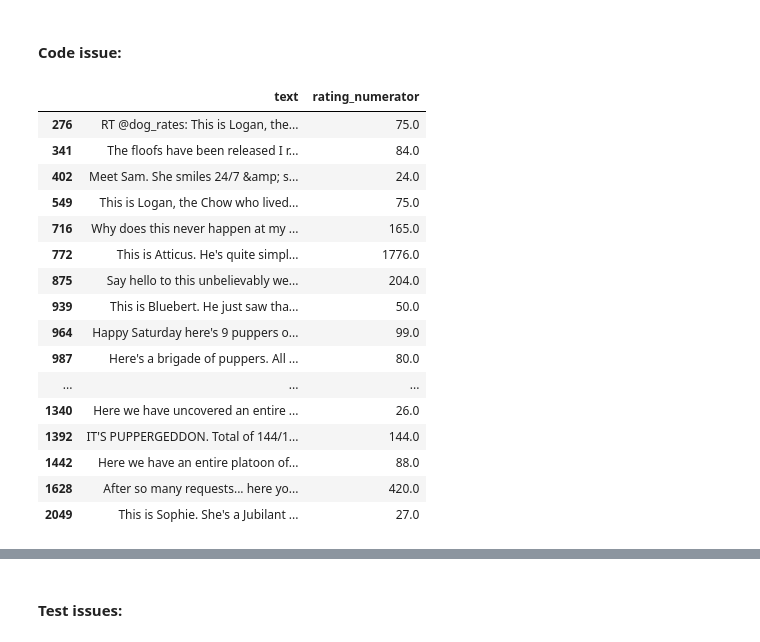
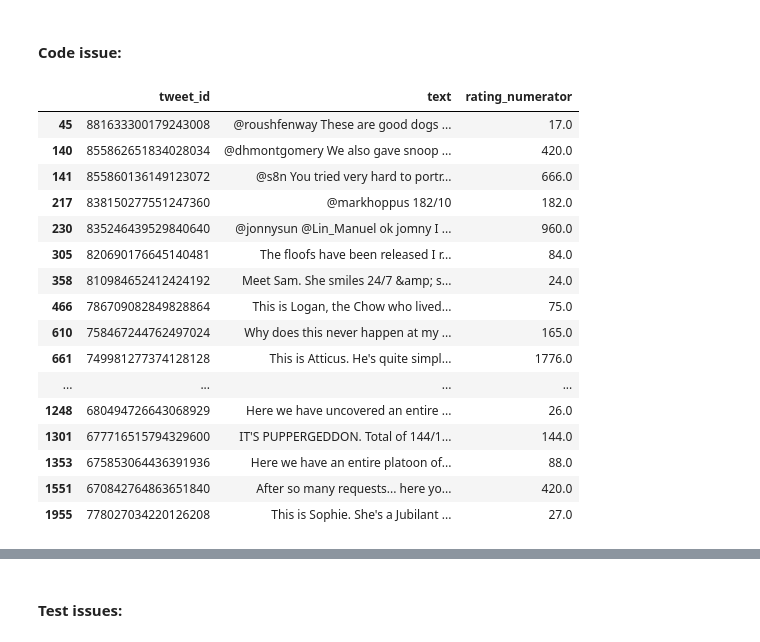
Before and after one commit to ChrisShuttle/Udacity_DAND_Project4_DataWrangling, a Jupyter notebook: project4_twitter_data_wrangling_and_analysis.ipynb, the cells around one changed output, grey strips where cells are left out. Saved outputs shown, nothing was run; the diff lists cells and outputs as text; code cells hidden in the pictures.

```diff
--- a/project4_twitter_data_wrangling_and_analysis.ipynb
+++ b/project4_twitter_data_wrangling_and_analysis.ipynb
@@ -642,7 +637,7 @@ The columns `in_reply_to_status, in_reply_to_user_id` store replies to original
 # %% [markdown]
 #### Code issue:
 # %%
-df_ta = df_ta.query('in_reply_to_status_id == "NaN"')
+df_ta = df_ta.query('retweeted_status_id == "NaN"')
 df_ta.info()
 # %% [output]
 <class 'pandas.core.frame.DataFrame'>
@@ -665,5 +660,5 @@ memory usage: 320.3+ KB
 # %%
-df_ta.drop(['in_reply_to_status_id', 'in_reply_to_user_id'], axis=1, inplace=True)
+df_ta.drop(['retweeted_status_id', 'retweeted_status_user_id', 'retweeted_status_timestamp'], axis=1, inplace=True)
 # %% [markdown]
 #### Test issue:
 # %%
@@ -840,7 +835,7 @@ memory usage: 427.1+ KB
 # %%
 ##Extract all data with dog_category values into a separate table to melt()
 df_ta_dog_age = df_ta.query('doggo == "doggo" or floofer == "floofer" or pupper =="pupper" or puppo =="puppo" ')
-df_ta_dog_age = df_ta_dog_age.melt(id_vars=['tweet_id', 'timestamp', 'source', 'text', 'retweeted_status_id', 'retweeted_status_user_id','retweeted_status_timestamp', 'expanded_urls', 'rating_numerator', 'rating_denominator', \
+df_ta_dog_age = df_ta_dog_age.melt(id_vars=['tweet_id', 'timestamp', 'source', 'text', 'in_reply_to_status_id', 'in_reply_to_user_id','expanded_urls', 'rating_numerator', 'rating_denominator', \
             'name', 'jpg_url', 'img_num', 'dog_type', 'favorite_count', 'retweet_count', 'hashtags', 'jpg_url_json', 'expanded_url'], var_name='dog_age_category', value_name='dog_age')
 # %%
 ##Delete extra rows generated by melt to keep only the ones that have a dog_age value
@@ -1003,9 +999,8 @@ memory usage: 356.1+ KB
 #### Code issue:
 # %%
 df_ta.timestamp = pd.to_datetime(df_ta.timestamp)
-df_ta.retweeted_status_id = df_ta.retweeted_status_id.astype('Int64')
-df_ta.retweeted_status_user_id = df_ta.retweeted_status_user_id.astype('Int64')
-df_ta.retweeted_status_timestamp = pd.to_datetime(df_ta.retweeted_status_timestamp)
+df_ta.in_reply_to_status_id = df_ta.in_reply_to_status_id.astype('Int64')
+df_ta.in_reply_to_user_id = df_ta.in_reply_to_user_id.astype('Int64')
 df_ta.img_num = df_ta.img_num.astype('Int64')
 df_ta.favorite_count = df_ta.favorite_count.astype('Int64')
 df_ta.retweet_count = df_ta.retweet_count.astype('Int64')
@@ -1054,24 +1049,25 @@ Denominators of the ratings should always be 10, as the rating is out of 10. For
 <a id='codeq2'></a>
 #### Code issue:
 # %%
+pd.options.display.max_colwidth=1000
 df_ta.rating_numerator.value_counts().index.sort_values()
-df_ta[['text', 'rating_numerator']].query('rating_numerator > 15')
+df_ta[['tweet_id','text', 'rating_numerator']].query('rating_numerator > 15')
 # %% [output]
-|  | text | rating_numerator |
-| 276 | RT @dog_rates: This is Logan, the... | 75.0 |
-| 341 | The floofs have been released I r... | 84.0 |
-| 402 | Meet Sam. She smiles 24/7 &amp; s... | 24.0 |
-| 549 | This is Logan, the Chow who lived... | 75.0 |
-| 716 | Why does this never happen at my ... | 165.0 |
-| 772 | This is Atticus. He's quite simpl... | 1776.0 |
-| 875 | Say hello to this unbelievably we... | 204.0 |
-| 939 | This is Bluebert. He just saw tha... | 50.0 |
-| 964 | Happy Saturday here's 9 puppers o... | 99.0 |
-| 987 | Here's a brigade of puppers. All ... | 80.0 |
-| ... | ... | ... |
-| 1340 | Here we have uncovered an entire ... | 26.0 |
-| 1392 | IT'S PUPPERGEDDON. Total of 144/1... | 144.0 |
-| 1442 | Here we have an entire platoon of... | 88.0 |
-| 1628 | After so many requests... here yo... | 420.0 |
-| 2049 | This is Sophie. She's a Jubilant ... | 27.0 |
+|  | tweet_id | text | rating_numerator |
+| 45 | 881633300179243008 | @roushfenway These are good dogs ... | 17.0 |
+| 140 | 855862651834028034 | @dhmontgomery We also gave snoop ... | 420.0 |
+| 141 | 855860136149123072 | @s8n You tried very hard to portr... | 666.0 |
+| 217 | 838150277551247360 | @markhoppus 182/10 | 182.0 |
+| 230 | 835246439529840640 | @jonnysun @Lin_Manuel ok jomny I ... | 960.0 |
+| 305 | 820690176645140481 | The floofs have been released I r... | 84.0 |
+| 358 | 810984652412424192 | Meet Sam. She smiles 24/7 &amp; s... | 24.0 |
+| 466 | 786709082849828864 | This is Logan, the Chow who lived... | 75.0 |
+| 610 | 758467244762497024 | Why does this never happen at my ... | 165.0 |
+| 661 | 749981277374128128 | This is Atticus. He's quite simpl... | 1776.0 |
+| ... | ... | ... | ... |
+| 1248 | 680494726643068929 | Here we have uncovered an entire ... | 26.0 |
+| 1301 | 677716515794329600 | IT'S PUPPERGEDDON. Total of 144/1... | 144.0 |
+| 1353 | 675853064436391936 | Here we have an entire platoon of... | 88.0 |
+| 1551 | 670842764863651840 | After so many requests... here yo... | 420.0 |
+| 1955 | 778027034220126208 | This is Sophie. She's a Jubilant ... | 27.0 |
 # %%
```
Also changed, not shown: parts of 47 cells of this notebook.
